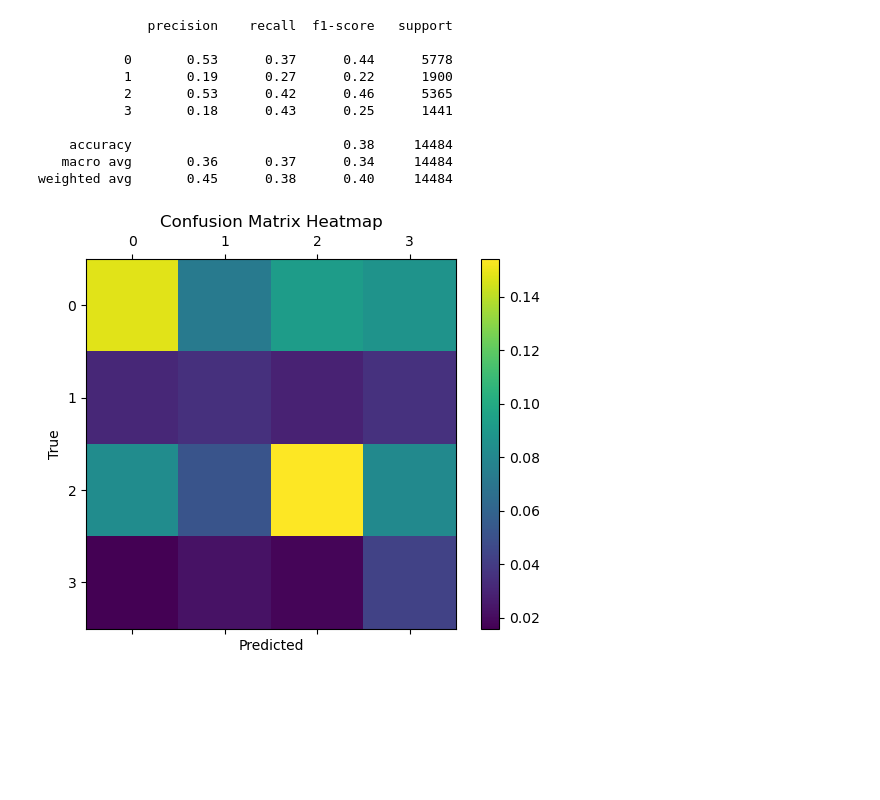
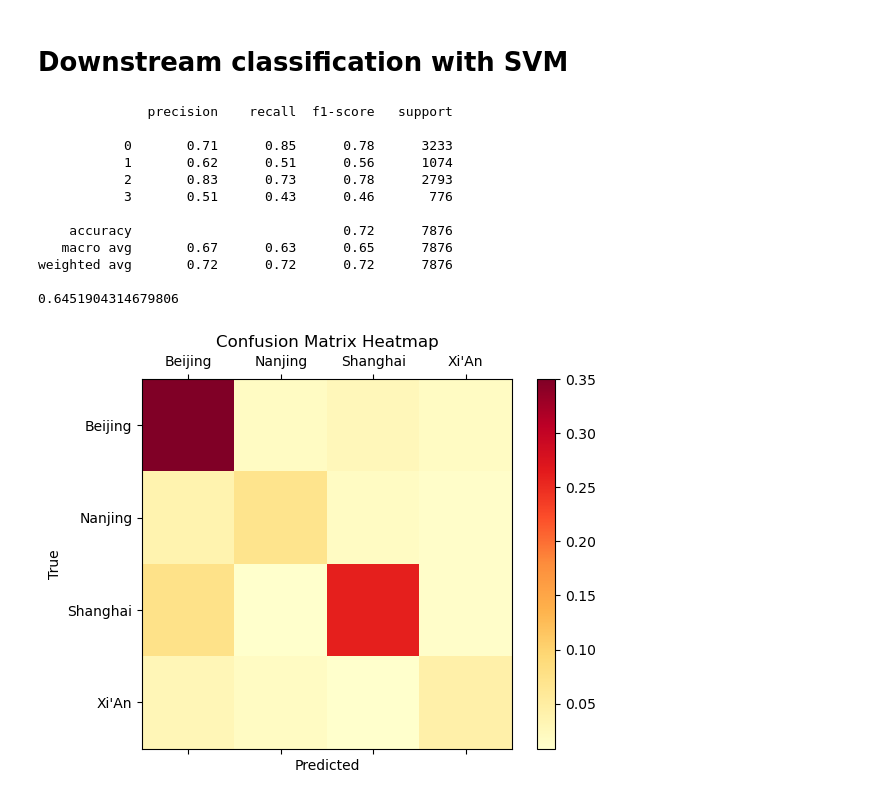
Before and after one commit to JakobLindscheid/UC-project, a Jupyter notebook: contrastive_learning.ipynb, the cells around one changed output. Cells and saved outputs as stored; diff of their text form; code cells hidden in the pictures; blank space fills up the shorter version.

```diff
--- a/contrastive_learning.ipynb
+++ b/contrastive_learning.ipynb
@@ -20,8 +31,8 @@ class GridDataset(Dataset):
         self.data = torch.tensor(self.data)
         self.labels = df.loc[:, "label"].values
 
-        label_mapping = {label: i for i, label in enumerate(np.unique(self.labels))}
-        self.labels = np.array([label_mapping[label] for label in self.labels])
+        self.label_mapping = {label: i for i, label in enumerate(np.unique(self.labels))}
+        self.labels = np.array([self.label_mapping[label] for label in self.labels])
 
     def __len__(self):
         return len(self.data)
@@ -67,8 +100,9 @@ class Encoder(nn.Module):
 # Initialize model, loss, and optimizer
 embedding_dim = 32
 encoder = Encoder(input_dim=len(data.columns)-1, embedding_dim=embedding_dim)
-loss_fn = ContrastiveLoss(margin=1.0)
-optimizer = torch.optim.Adam(encoder.parameters(), lr=0.0001)
+# loss_fn = ContrastiveLoss(margin=1.0)
+loss_fn = SupConLoss(temperature=1.0)
+optimizer = torch.optim.Adam(encoder.parameters(), lr=1e-3)
 
 writer = SummaryWriter()
 
@@ -86,6 +120,7 @@ try:
 
             # Compute loss
             loss = loss_fn(output, batch_labels)
+            # raise Exception(loss)
             epoch_loss += loss.item()
 
             # Backward pass
@@ -139,39 +164,43 @@ balanced_labels = labels[indices]
+# %% [markdown]
+# Downstream classification with SVM
+# %%
+# Initialize the SVM classifier
+svm_classifier = LinearSVC(class_weight='balanced')
+
+# Train the SVM classifier on the embeddings and labels
+svm_classifier.fit(embeddings.detach().numpy(), labels.numpy())
+
+# Make predictions on the training data
+train_predictions = svm_classifier.predict(embeddings.detach().numpy())
+
+print(classification_report(labels.numpy(), train_predictions))
+print(f1_score(labels.numpy(), train_predictions, average='macro'))
+# %% [output]
+              precision    recall  f1-score   support
+
+           0       0.71      0.85      0.78      3233
+           1       0.62      0.51      0.56      1074
+           2       0.83      0.73      0.78      2793
+           3       0.51      0.43      0.46       776
+
+    accuracy                           0.72      7876
+   macro avg       0.67      0.63      0.65      7876
+weighted avg       0.72      0.72      0.72      7876
+
+0.6451904314679806
 # %%
-from sklearn.svm import SVC
-from sklearn.metrics import classification_report
-import matplotlib.pyplot as plt
-
-# Initialize the SVM classifier
-svm_classifier = SVC(kernel='linear')
-
-# Train the SVM classifier on the embeddings and labels
-svm_classifier.fit(balanced_data.detach().numpy(), balanced_labels.numpy())
-
-# Make predictions on the training data
-train_predictions = svm_classifier.predict(embeddings.detach().numpy())
-
-print(classification_report(labels.numpy(), train_predictions))
-
 conf_matrix = np.zeros((len(np.unique(labels)), len(np.unique(labels))))
 for i, j in zip(labels.numpy(), train_predictions):
     conf_matrix[i, j] += 1
 
 fig, ax = plt.subplots()
-cax = ax.matshow(conf_matrix/conf_matrix.sum(), cmap='viridis')
+cax = ax.matshow(conf_matrix/conf_matrix.sum(), cmap='YlOrRd')
 fig.colorbar(cax)
+plt.xticks(ticks=np.arange(4), labels=full_loader.dataset.label_mapping.keys())
+plt.yticks(ticks=np.arange(4), labels=full_loader.dataset.label_mapping.keys())
 ax.set_xlabel('Predicted')
 ax.set_ylabel('True')
 ax.set_title('Confusion Matrix Heatmap')
 plt.show()
 # %% [output]
-              precision    recall  f1-score   support
-
-           0       0.53      0.37      0.44      5778
-           1       0.19      0.27      0.22      1900
-           2       0.53      0.42      0.46      5365
-           3       0.18      0.43      0.25      1441
-
-    accuracy                           0.38     14484
-   macro avg       0.36      0.37      0.34     14484
-weighted avg       0.45      0.38      0.40     14484
-[figure, old version]
+[figure, new version]
```
Also changed, not shown: parts of 12 cells of this notebook, 3 other files.
